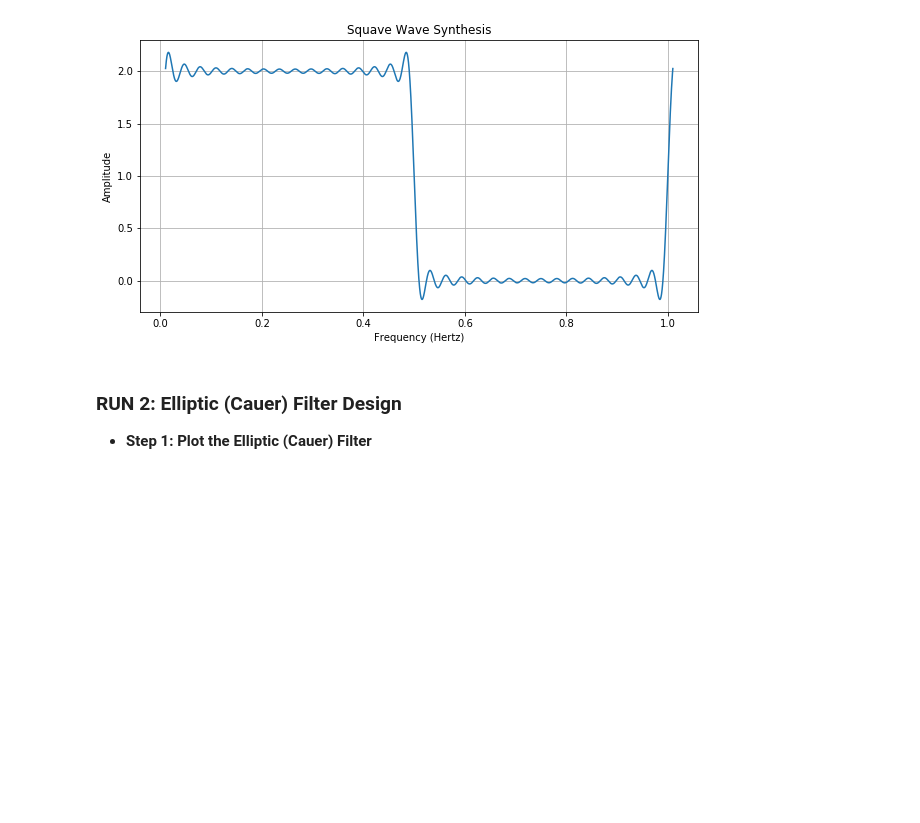
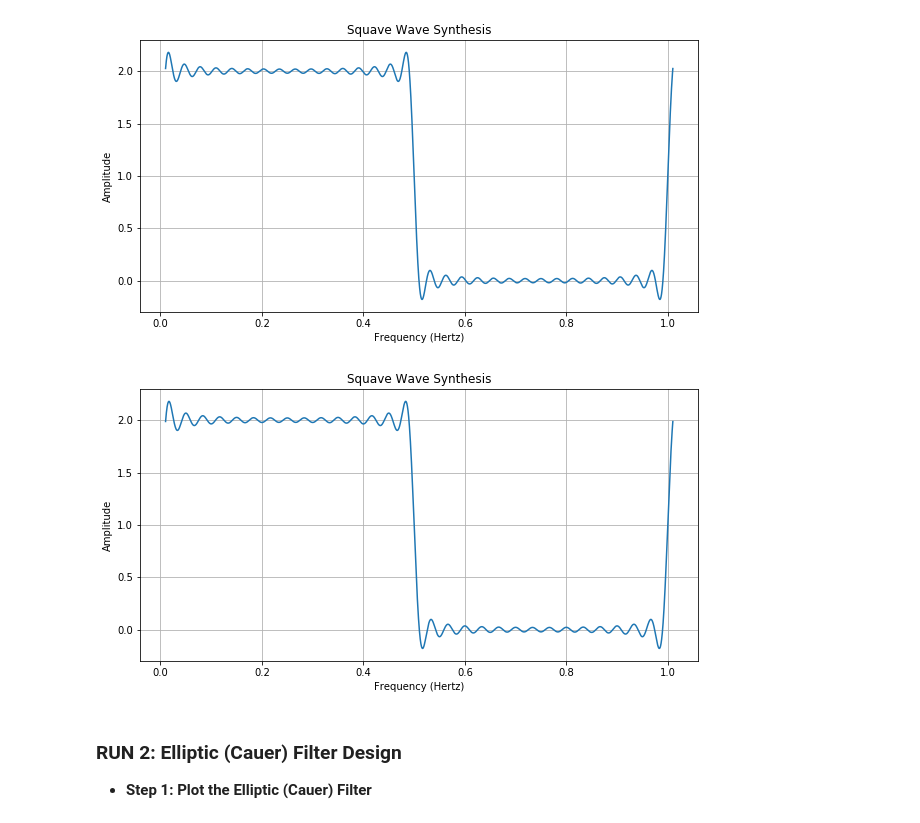
Before and after one commit to cbamedjonekou/cbamedjonekou.github.io, a Jupyter notebook: Labs/TCET 3102-E316 (Analog and Digital Communications)/TCET 3102-E316 (Analog and Digital Communications) Lab 3.ipynb, the cells around one changed output. Drawn from its saved outputs; the diff is of its cells as text; code cells hidden in the pictures; blank space fills up the shorter version.

```diff
--- a/Labs/TCET 3102-E316 (Analog and Digital Communications)/TCET 3102-E316 (Analog and Digital Communications) Lab 3.ipynb
+++ b/Labs/TCET 3102-E316 (Analog and Digital Communications)/TCET 3102-E316 (Analog and Digital Communications) Lab 3.ipynb
@@ -39,6 +39,13 @@ from scipy.fftpack import fft, fftfreq
 from scipy.signal import ellip, freqz, lfilter
 # %% [markdown]
 ### Variables for time domain plot
+# %%
+def ffs_(omega, t, A):
+    s = np.sin(omega*t)
+    for i in range(3, 30, 2):
+        s = s + 1/i * np.sin(i*omega*t)
+    s = A/2 + (2*A)/np.pi * s
+    return s
 # %%
 # These variables are used to create the fourier series
 # Start and Stop indicates my domain for my sampling frequency [samplingfreq; (F_S)]
@@ -82,6 +89,17 @@ ax1.set(xlabel= 'Frequency (Hertz)', ylabel= 'Amplitude',
 ax1.grid(True)
 # %% [output]
 [figure]
+# %%
+# Creates figure 2 and its subplot
+# This here uses a different fourier series function.
+# I wanted to see if results later down the lab would be different
+fig2, ax2 = plt.figure(figsize= (10,5)), plt.subplot()
+ax2.plot(t, ffs_(omega, t, A))
+ax2.set(xlabel= 'Frequency (Hertz)', ylabel= 'Amplitude',
+        title= 'Squave Wave Synthesis');
+ax2.grid(True)
+# %% [output]
+[figure, added]
 # %% [markdown]
 ### RUN 2: Elliptic (Cauer) Filter Design
 
```
Also changed, not shown: parts of 15 cells of this notebook, 3 other files.
